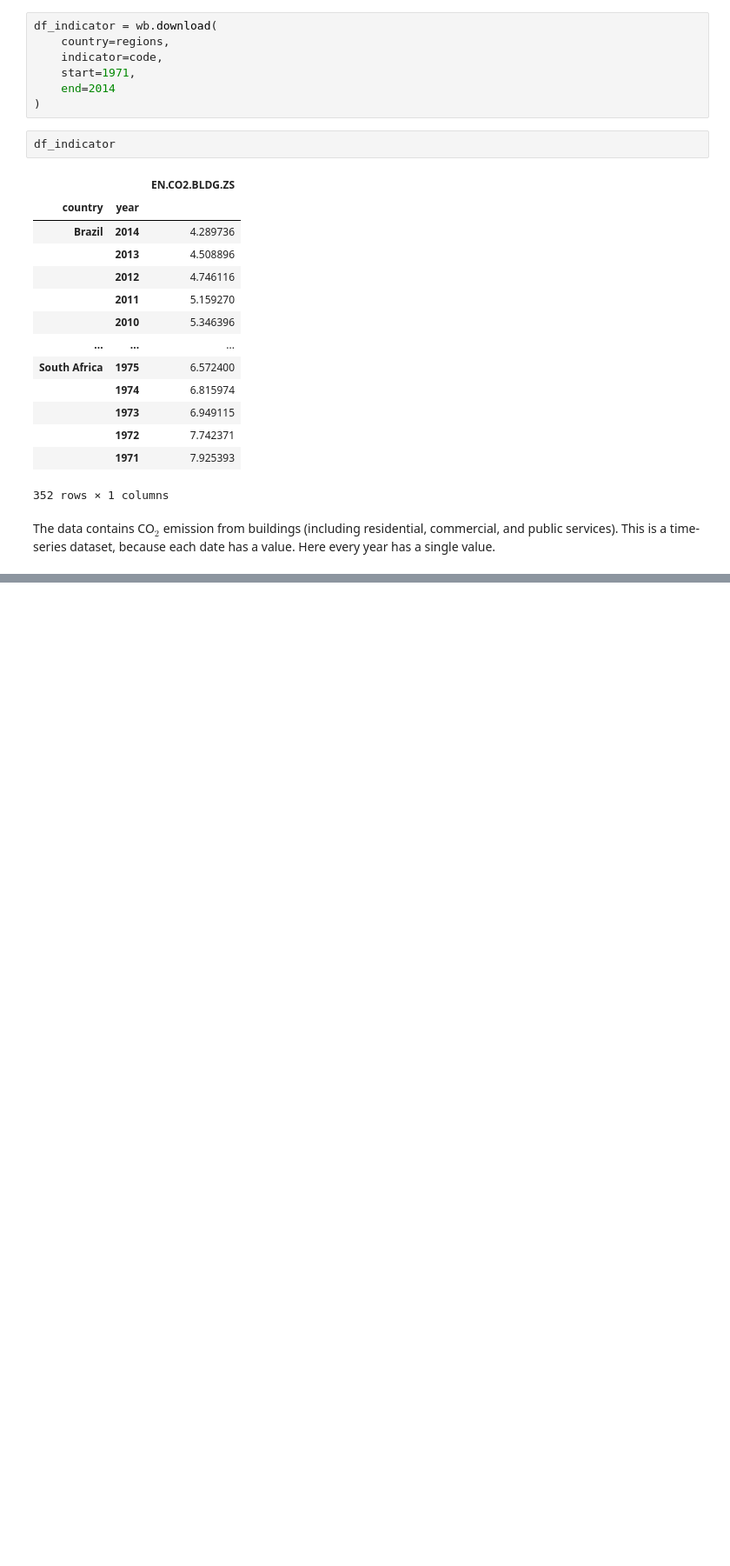
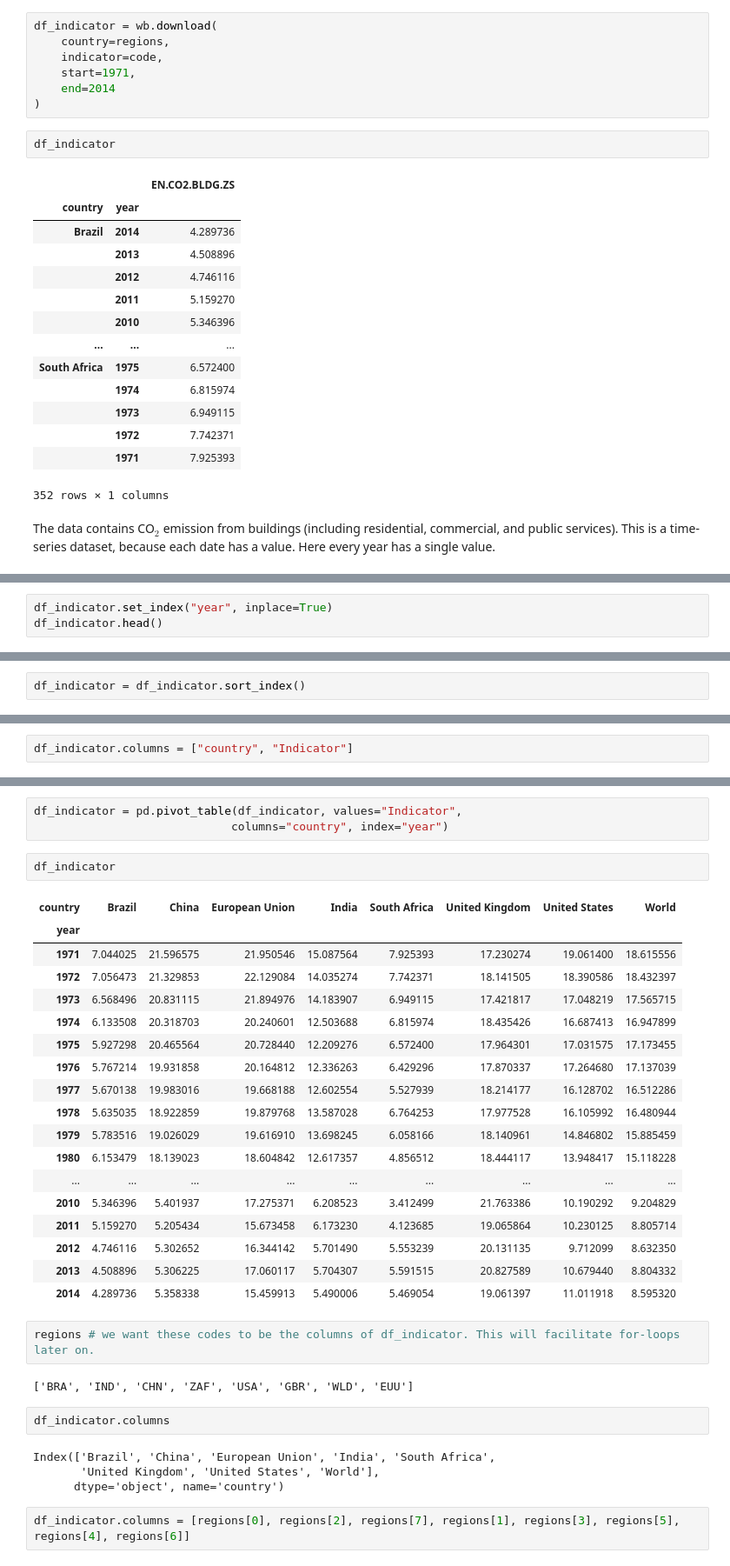
Before and after one commit to sandyherho/time_series_learning, a Jupyter notebook: deepCO2/co2_emission_forecast.ipynb, the cells around one changed output, grey strips where cells are left out. Shown at 87% size. Saved outputs shown, nothing was run; the diff lists cells and outputs as text; blank space fills up the shorter version.

```diff
--- a/deepCO2/co2_emission_forecast.ipynb
+++ b/deepCO2/co2_emission_forecast.ipynb
@@ -66,0 +123,3 @@ The data contains CO$_2$ emission from buildings (including residential, commerc
+# %%
+df_indicator.set_index("year", inplace=True)
+df_indicator.head()
@@ -66,0 +136,2 @@ The data contains CO$_2$ emission from buildings (including residential, commerc
+# %%
+df_indicator = df_indicator.sort_index()
@@ -66,0 +148,2 @@ The data contains CO$_2$ emission from buildings (including residential, commerc
+# %%
+df_indicator.columns = ["country", "Indicator"]
@@ -66,0 +177,36 @@ The data contains CO$_2$ emission from buildings (including residential, commerc
+# %%
+df_indicator = pd.pivot_table(df_indicator, values="Indicator",
+                             columns="country", index="year")
+# %%
+df_indicator
+# %% [output]
+| country | Brazil | China | European Union | India | South Africa | United Kingdom | United States | World |
+| year |  |  |  |  |  |  |  |  |
+| 1971 | 7.044025 | 21.596575 | 21.950546 | 15.087564 | 7.925393 | 17.230274 | 19.061400 | 18.615556 |
+| 1972 | 7.056473 | 21.329853 | 22.129084 | 14.035274 | 7.742371 | 18.141505 | 18.390586 | 18.432397 |
+| 1973 | 6.568496 | 20.831115 | 21.894976 | 14.183907 | 6.949115 | 17.421817 | 17.048219 | 17.565715 |
+| 1974 | 6.133508 | 20.318703 | 20.240601 | 12.503688 | 6.815974 | 18.435426 | 16.687413 | 16.947899 |
+| 1975 | 5.927298 | 20.465564 | 20.728440 | 12.209276 | 6.572400 | 17.964301 | 17.031575 | 17.173455 |
+| 1976 | 5.767214 | 19.931858 | 20.164812 | 12.336263 | 6.429296 | 17.870337 | 17.264680 | 17.137039 |
+| 1977 | 5.670138 | 19.983016 | 19.668188 | 12.602554 | 5.527939 | 18.214177 | 16.128702 | 16.512286 |
+| 1978 | 5.635035 | 18.922859 | 19.879768 | 13.587028 | 6.764253 | 17.977528 | 16.105992 | 16.480944 |
+| 1979 | 5.783516 | 19.026029 | 19.616910 | 13.698245 | 6.058166 | 18.140961 | 14.846802 | 15.885459 |
+| 1980 | 6.153479 | 18.139023 | 18.604842 | 12.617357 | 4.856512 | 18.444117 | 13.948417 | 15.118228 |
+| ... | ... | ... | ... | ... | ... | ... | ... | ... |
+| 2010 | 5.346396 | 5.401937 | 17.275371 | 6.208523 | 3.412499 | 21.763386 | 10.190292 | 9.204829 |
+| 2011 | 5.159270 | 5.205434 | 15.673458 | 6.173230 | 4.123685 | 19.065864 | 10.230125 | 8.805714 |
+| 2012 | 4.746116 | 5.302652 | 16.344142 | 5.701490 | 5.553239 | 20.131135 | 9.712099 | 8.632350 |
+| 2013 | 4.508896 | 5.306225 | 17.060117 | 5.704307 | 5.591515 | 20.827589 | 10.679440 | 8.804332 |
+| 2014 | 4.289736 | 5.358338 | 15.459913 | 5.490006 | 5.469054 | 19.061397 | 11.011918 | 8.595320 |
+# %%
+regions # we want these codes to be the columns of df_indicator. This will facilitate for-loops later on.
+# %% [output]
+['BRA', 'IND', 'CHN', 'ZAF', 'USA', 'GBR', 'WLD', 'EUU']
+# %%
+df_indicator.columns
+# %% [output]
+Index(['Brazil', 'China', 'European Union', 'India', 'South Africa',
+       'United Kingdom', 'United States', 'World'],
+      dtype='object', name='country')
+# %%
+df_indicator.columns = [regions[0], regions[2], regions[7], regions[1], regions[3], regions[5], regions[4], regions[6]]
```
Also changed, not shown: parts of 39 cells of this notebook, 3 other files.
